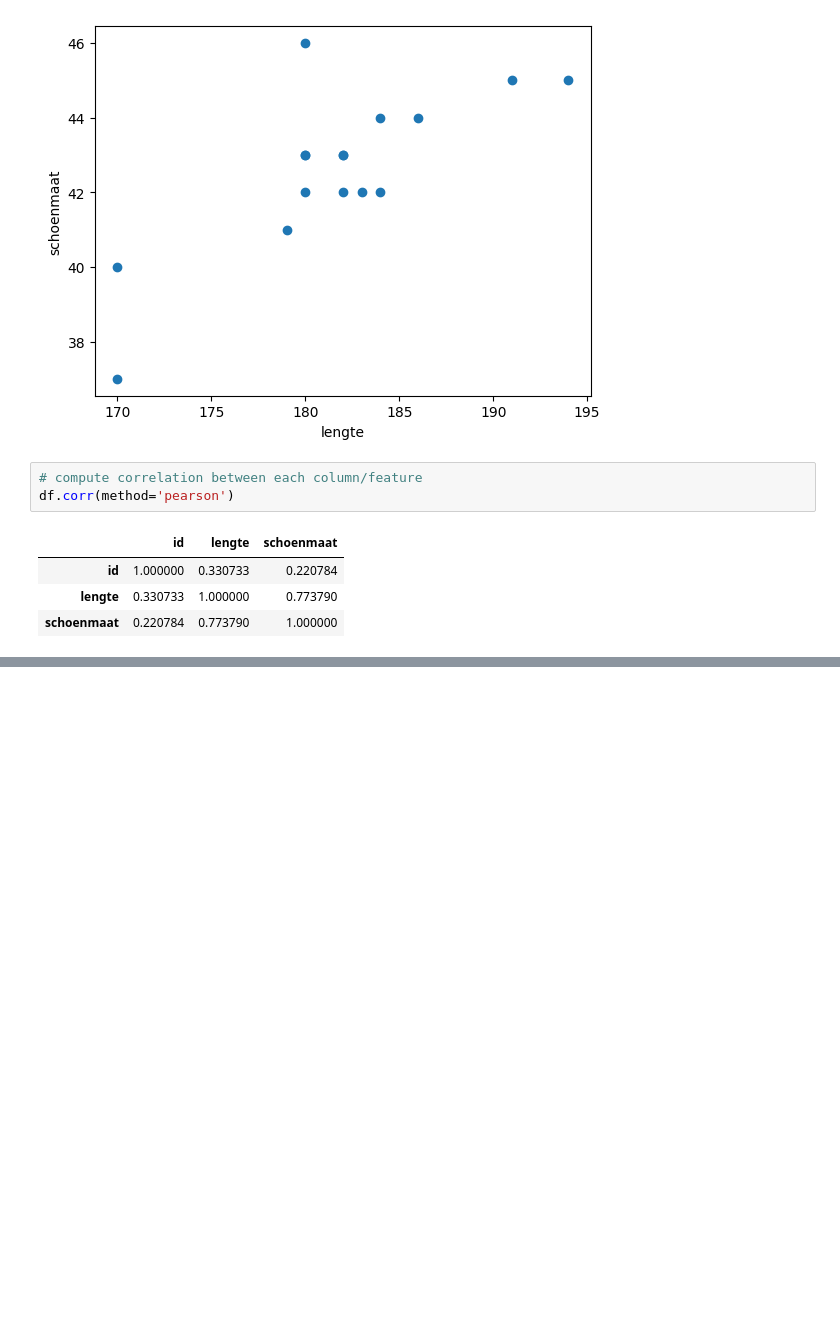
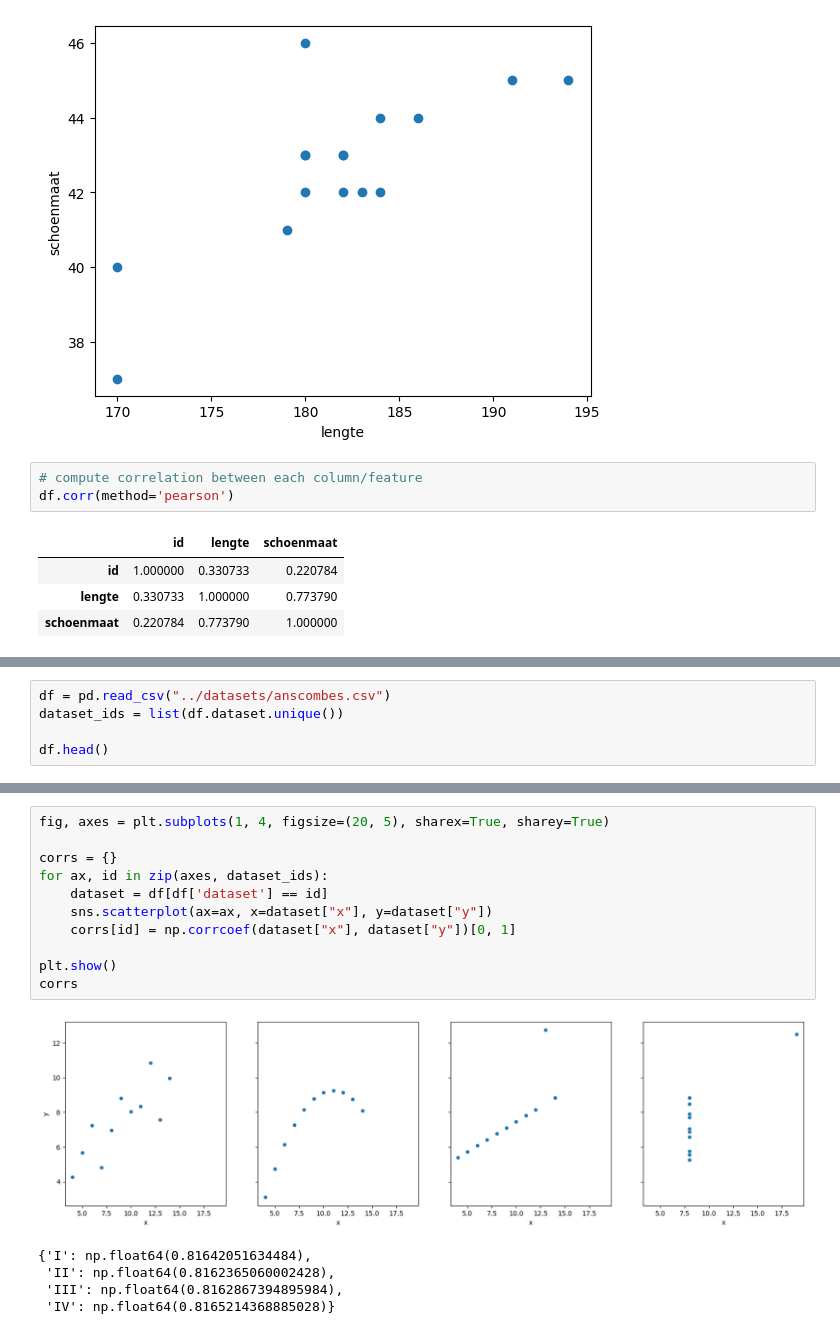
Before and after one commit to Zuyd-ADSAI/ZM001-2425-data-science, a Jupyter notebook: notebooks/ds_week1_getting_started.ipynb, the cells around one changed output, grey strips where cells are left out. Cells and saved outputs as stored; diff of their text form; blank space fills up the shorter version.

```diff
--- a/notebooks/ds_week1_getting_started.ipynb
+++ b/notebooks/ds_week1_getting_started.ipynb
@@ -235,0 +248,5 @@ df.corr(method='pearson')
+# %%
+df = pd.read_csv("../datasets/anscombes.csv")
+dataset_ids = list(df.dataset.unique())
+
+df.head()
@@ -235,0 +289,17 @@ df.corr(method='pearson')
+# %%
+fig, axes = plt.subplots(1, 4, figsize=(20, 5), sharex=True, sharey=True)
+
+corrs = {}
+for ax, id in zip(axes, dataset_ids):
+    dataset = df[df['dataset'] == id]
+    sns.scatterplot(ax=ax, x=dataset["x"], y=dataset["y"])
+    corrs[id] = np.corrcoef(dataset["x"], dataset["y"])[0, 1]
+
+plt.show()
+corrs
+# %% [output]
+[figure, added]
+{'I': np.float64(0.81642051634484),
+ 'II': np.float64(0.8162365060002428),
+ 'III': np.float64(0.8162867394895984),
+ 'IV': np.float64(0.8165214368885028)}
```
Also changed, not shown: parts of 13 cells of this notebook, 4 other files.
